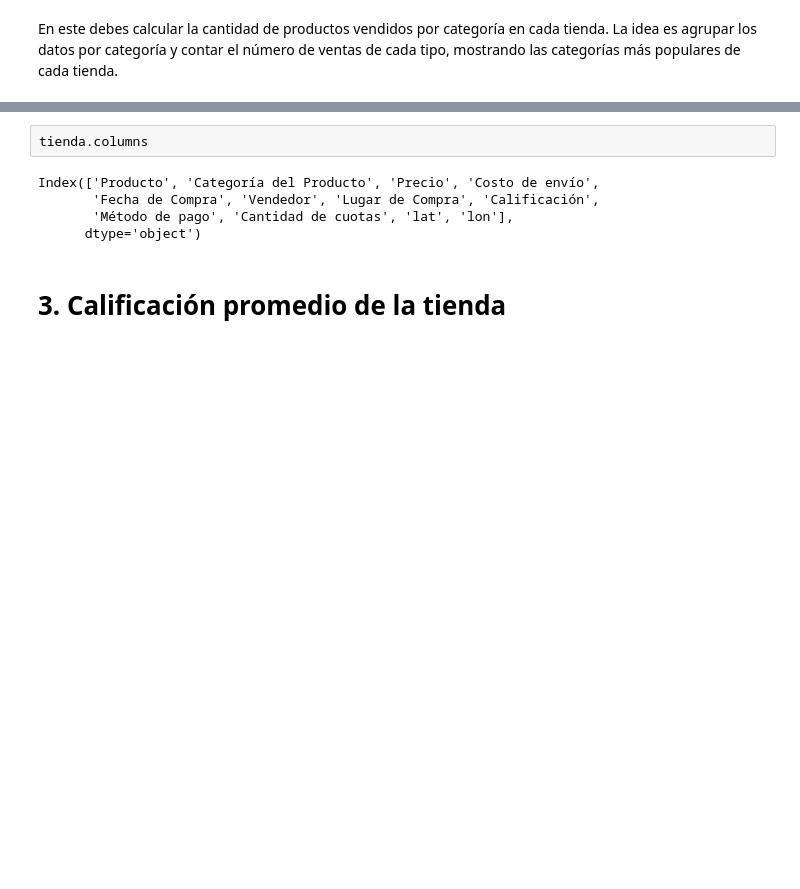
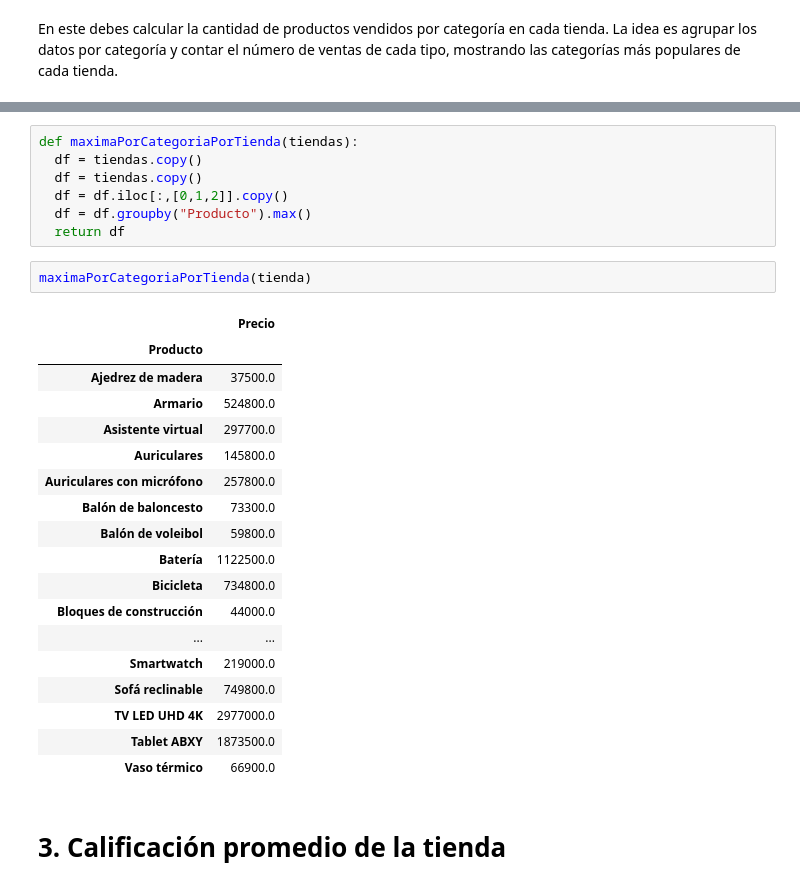
Before and after one commit to Marlucben/challengeAluraDataSciecie1, a Jupyter notebook: AluraStoreLatam.ipynb, the cells around one changed output, grey strips where cells are left out. Drawn from its saved outputs; the diff is of its cells as text; blank space fills up the shorter version.

```diff
--- a/AluraStoreLatam.ipynb
+++ b/AluraStoreLatam.ipynb
@@ -80,10 +84,31 @@ ventasPorCategoriaPorTienda(tienda)
-# %%
-tienda.columns
-# %% [output]
-Index(['Producto', 'Categoría del Producto', 'Precio', 'Costo de envío',
-       'Fecha de Compra', 'Vendedor', 'Lugar de Compra', 'Calificación',
-       'Método de pago', 'Cantidad de cuotas', 'lat', 'lon'],
-      dtype='object')
+# %%
+def maximaPorCategoriaPorTienda(tiendas):
+  df = tiendas.copy()
+  df = tiendas.copy()
+  df = df.iloc[:,[0,1,2]].copy()
+  df = df.groupby("Producto").max()
+  return df
+# %%
+maximaPorCategoriaPorTienda(tienda)
+# %% [output]
+|  | Precio |
+| Producto |  |
+| Ajedrez de madera | 37500.0 |
+| Armario | 524800.0 |
+| Asistente virtual | 297700.0 |
+| Auriculares | 145800.0 |
+| Auriculares con micrófono | 257800.0 |
+| Balón de baloncesto | 73300.0 |
+| Balón de voleibol | 59800.0 |
+| Batería | 1122500.0 |
+| Bicicleta | 734800.0 |
+| Bloques de construcción | 44000.0 |
+| ... | ... |
+| Smartwatch | 219000.0 |
+| Sofá reclinable | 749800.0 |
+| TV LED UHD 4K | 2977000.0 |
+| Tablet ABXY | 1873500.0 |
+| Vaso térmico | 66900.0 |
 # %% [markdown]
 # 3. Calificación promedio de la tienda
 # %%
```
Also changed, not shown: parts of 2 cells of this notebook.
